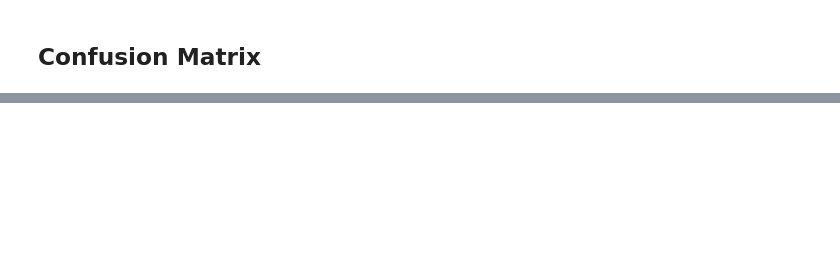
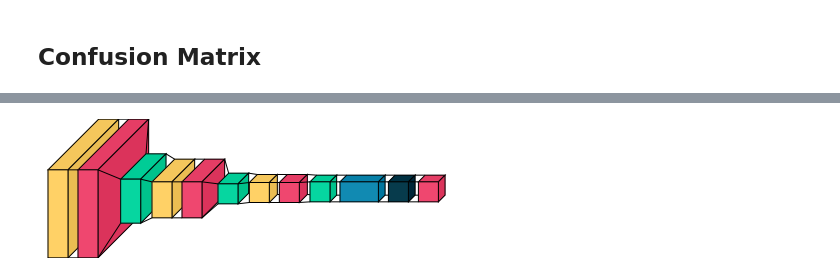
Before and after one commit to regiiis/pv_error_classification, a Jupyter notebook: pv_error_classifcation.ipynb, the cells around one changed output, grey strips where cells are left out. Cells and saved outputs as stored; diff of their text form; code cells hidden in the pictures; blank space fills up the shorter version.

```diff
--- a/pv_error_classifcation.ipynb
+++ b/pv_error_classifcation.ipynb
@@ -435,0 +462,8 @@ model_0.evaluate(test_generator)
+# %%
+!pip3 install visualkeras
+import visualkeras
+from collections import defaultdict
+from PIL import ImageFont
+
+visualkeras.layered_view(model_0)
+# %% [output]
@@ -435,0 +478 @@ model_0.evaluate(test_generator)
+[figure, added]
```
Also changed, not shown: parts of 13 cells of this notebook.
